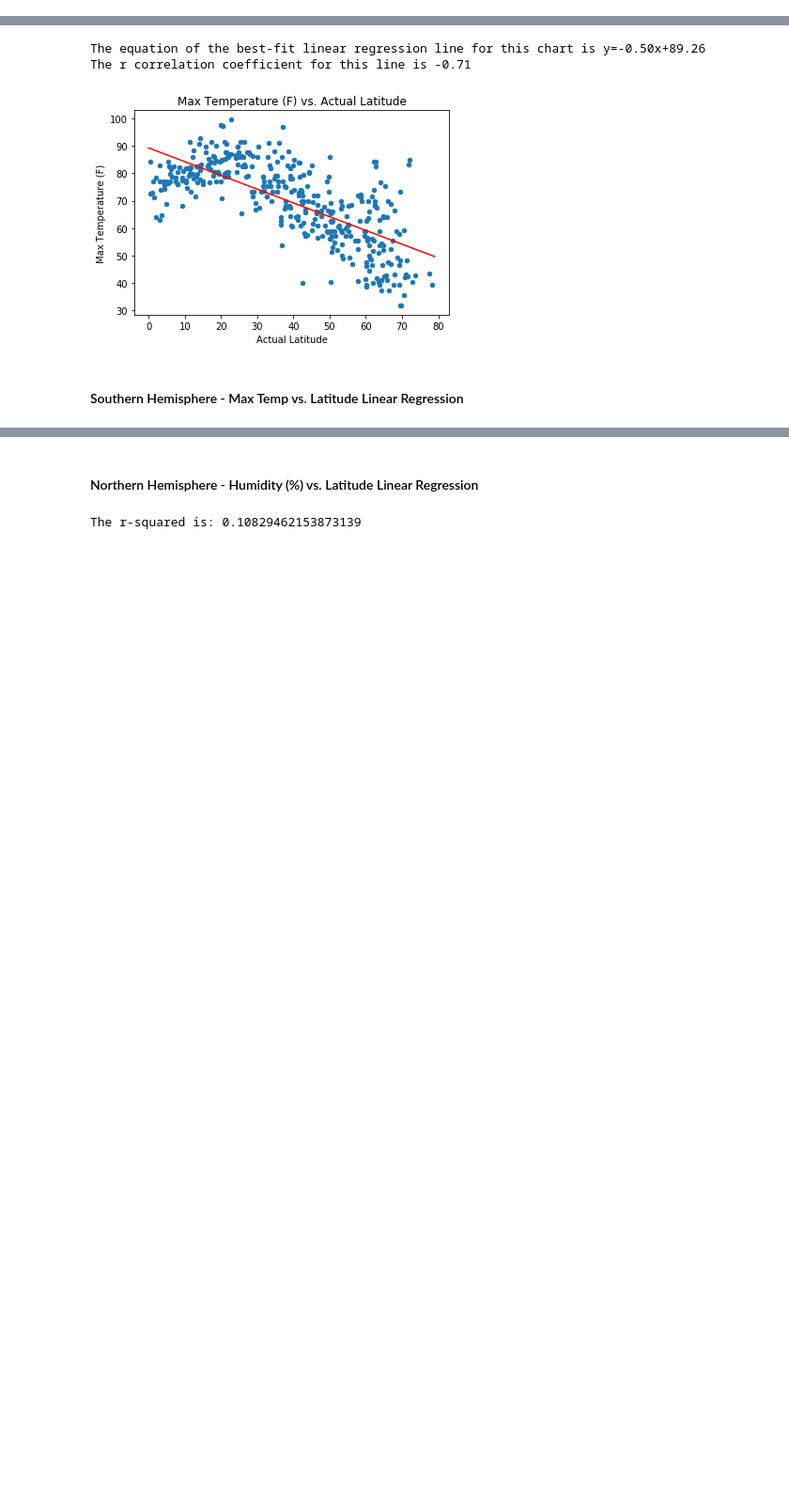
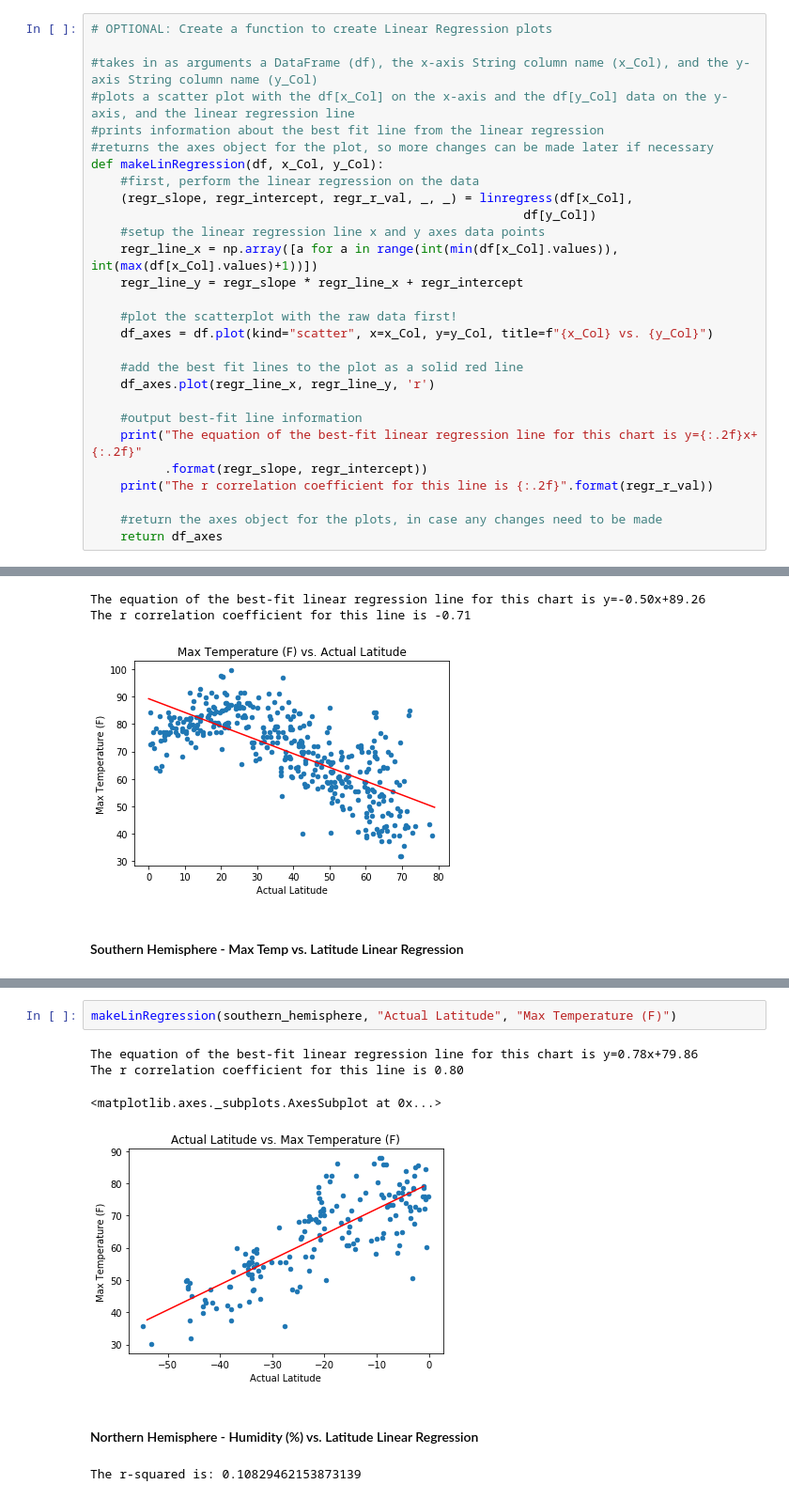
Before and after one commit to Gendo90/python-api-challenge, a Jupyter notebook: starter_code/WeatherPy.ipynb, the cells around one changed output, grey strips where cells are left out. Shown: that part at 94% size. Cells and saved outputs as stored; diff of their text form; blank space fills up the shorter version.

Commit message:
feat: Add linear regression plotting function to notebook, tested on the southern hemisphere temperature vs. latitudes data, and currently working!

```diff
--- a/starter_code/WeatherPy.ipynb
+++ b/starter_code/WeatherPy.ipynb
@@ -382,3 +380,31 @@ lat_vs_wind_speed_axes.get_figure().savefig("../output_data/Fig4.png")
+# %%
+# OPTIONAL: Create a function to create Linear Regression plots
+
+#takes in as arguments a DataFrame (df), the x-axis String column name (x_Col), and the y-axis String column name (y_Col)
+#plots a scatter plot with the df[x_Col] on the x-axis and the df[y_Col] data on the y-axis, and the linear regression line
+#prints information about the best fit line from the linear regression
+#returns the axes object for the plot, so more changes can be made later if necessary
+def makeLinRegression(df, x_Col, y_Col):
+    #first, perform the linear regression on the data
+    (regr_slope, regr_intercept, regr_r_val, _, _) = linregress(df[x_Col],
+                                                           df[y_Col])
+    #setup the linear regression line x and y axes data points
+    regr_line_x = np.array([a for a in range(int(min(df[x_Col].values)), int(max(df[x_Col].values)+1))])
+    regr_line_y = regr_slope * regr_line_x + regr_intercept
+
+    #plot the scatterplot with the raw data first!
+    df_axes = df.plot(kind="scatter", x=x_Col, y=y_Col, title=f"{x_Col} vs. {y_Col}")
+
+    #add the best fit lines to the plot as a solid red line
+    df_axes.plot(regr_line_x, regr_line_y, 'r')
+
+    #output best-fit line information
+    print("The equation of the best-fit linear regression line for this chart is y={:.2f}x+{:.2f}"
+          .format(regr_slope, regr_intercept))
+    print("The r correlation coefficient for this line is {:.2f}".format(regr_r_val))
+
+    #return the axes object for the plots, in case any changes need to be made
+    return df_axes
 # %%
 # Create Northern and Southern Hemisphere DataFrames
 
@@ -425,3 +448,10 @@ The r-squared is: 0.39936284758885965
+# %%
+makeLinRegression(southern_hemisphere, "Actual Latitude", "Max Temperature (F)")
+# %% [output]
+The equation of the best-fit linear regression line for this chart is y=0.78x+79.86
+The r correlation coefficient for this line is 0.80
+<matplotlib.axes._subplots.AxesSubplot at 0x...>
+[figure, added]
 # %% [markdown]
 ####  Northern Hemisphere - Humidity (%) vs. Latitude Linear Regression
 # %%
```
Also changed, not shown: parts of 3 cells of this notebook.
